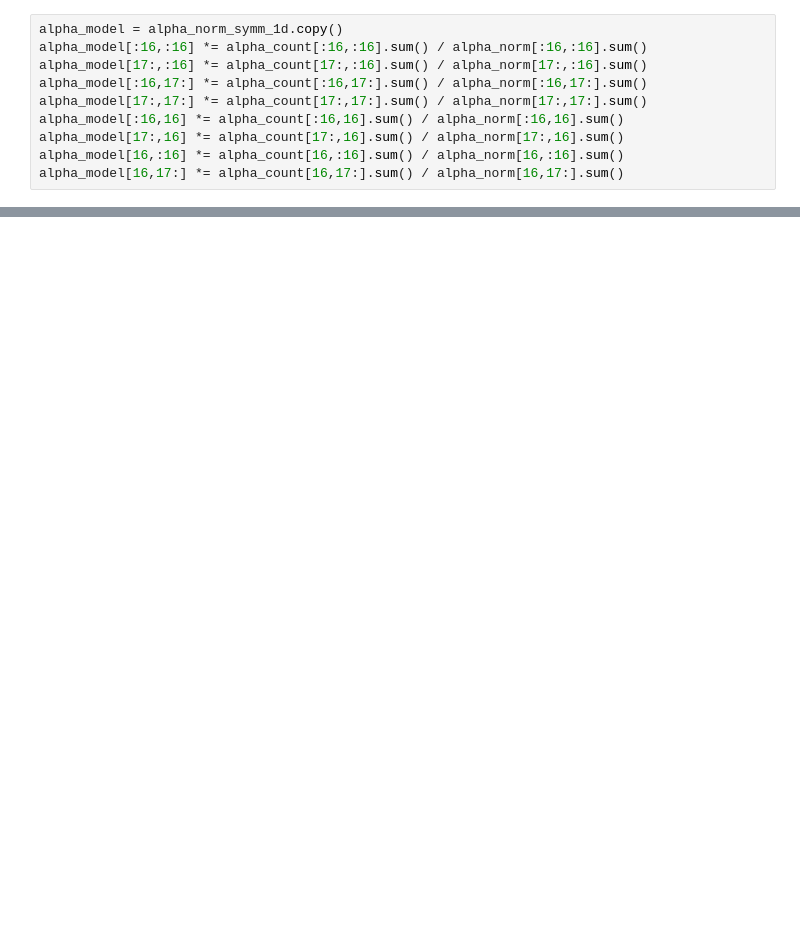
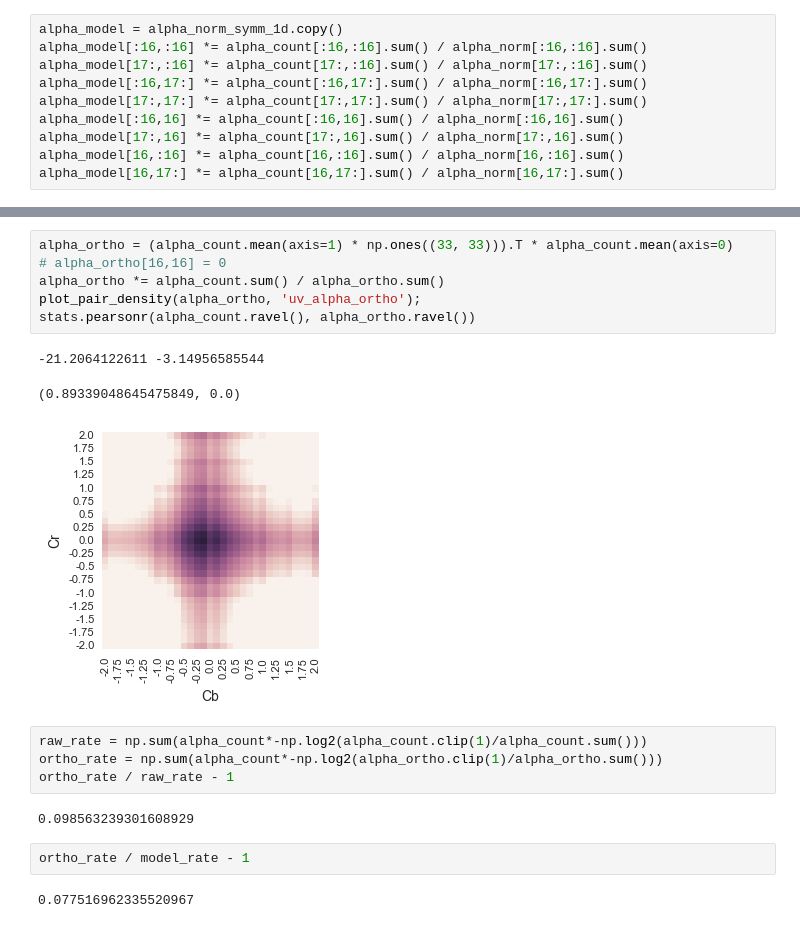
Before and after one commit to barrbrain/AV1-CfL-Proposal, a Jupyter notebook: Chroma from Luma signalling.ipynb, the cells around one changed output, grey strips where cells are left out. Cells and saved outputs as stored; diff of their text form; blank space fills up the shorter version.

```diff
--- a/Chroma from Luma signalling.ipynb
+++ b/Chroma from Luma signalling.ipynb
@@ -137,0 +144,20 @@ model_rate / raw_rate - 1
+# %%
+alpha_ortho = (alpha_count.mean(axis=1) * np.ones((33, 33))).T * alpha_count.mean(axis=0)
+# alpha_ortho[16,16] = 0
+alpha_ortho *= alpha_count.sum() / alpha_ortho.sum()
+plot_pair_density(alpha_ortho, 'uv_alpha_ortho');
+stats.pearsonr(alpha_count.ravel(), alpha_ortho.ravel())
+# %% [output]
+-21.2064122611 -3.14956585544
+(0.89339048645475849, 0.0)
+[figure, added]
+# %%
+raw_rate = np.sum(alpha_count*-np.log2(alpha_count.clip(1)/alpha_count.sum()))
+ortho_rate = np.sum(alpha_count*-np.log2(alpha_ortho.clip(1)/alpha_ortho.sum()))
+ortho_rate / raw_rate - 1
+# %% [output]
+0.098563239301608929
+# %%
+ortho_rate / model_rate - 1
+# %% [output]
+0.077516962335520967
```
Also changed, not shown: parts of 9 cells of this notebook, 5 other files.
